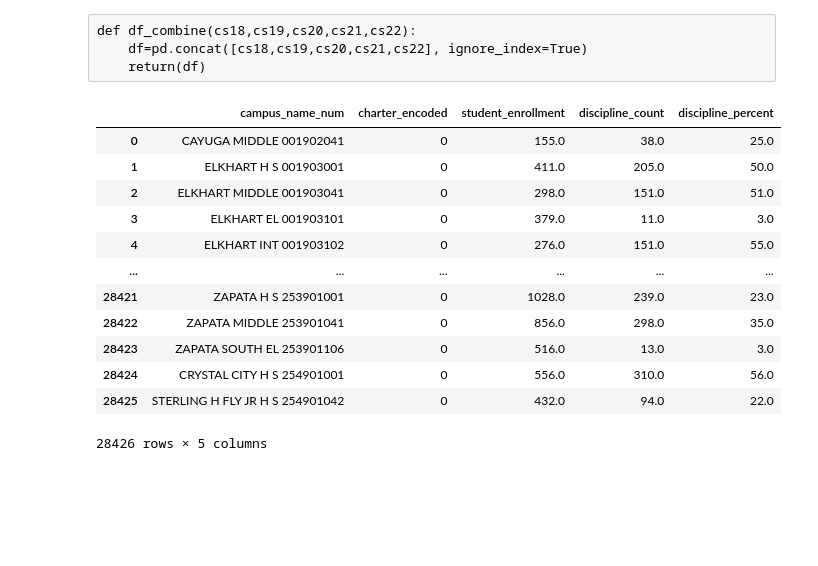
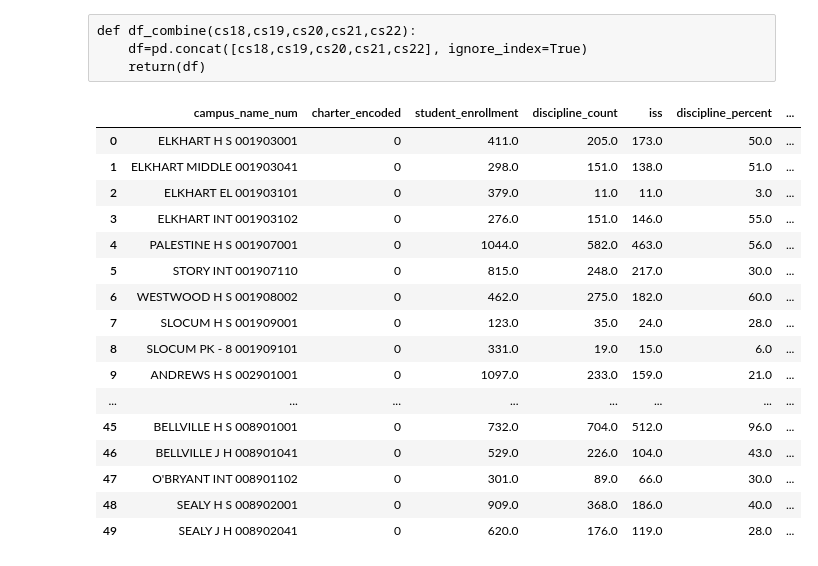
Before and after one commit to raedownen/ind_proj_1_classification, a Jupyter notebook: wrangle.ipynb, the cells around one changed output. Cells and saved outputs as stored; diff of their text form; code cells hidden in the pictures; blank space fills up the shorter version.

```diff
--- a/wrangle.ipynb
+++ b/wrangle.ipynb
@@ -106,21 +106,25 @@ def df_combine(cs18,cs19,cs20,cs21,cs22):
 # %%
 df=wc.df_combine(cs18,cs19,cs20,cs21,cs22)
 # %%
-df
+df.head(50)
 # %% [output]
-|  | campus_name_num | charter_encoded | student_enrollment | discipline_count | discipline_percent |
-| 0 | CAYUGA MIDDLE 001902041 | 0 | 155.0 | 38.0 | 25.0 |
-| 1 | ELKHART H S 001903001 | 0 | 411.0 | 205.0 | 50.0 |
-| 2 | ELKHART MIDDLE 001903041 | 0 | 298.0 | 151.0 | 51.0 |
-| 3 | ELKHART EL 001903101 | 0 | 379.0 | 11.0 | 3.0 |
-| 4 | ELKHART INT 001903102 | 0 | 276.0 | 151.0 | 55.0 |
-| ... | ... | ... | ... | ... | ... |
-| 28421 | ZAPATA H S 253901001 | 0 | 1028.0 | 239.0 | 23.0 |
-| 28422 | ZAPATA MIDDLE 253901041 | 0 | 856.0 | 298.0 | 35.0 |
-| 28423 | ZAPATA SOUTH EL 253901106 | 0 | 516.0 | 13.0 | 3.0 |
-| 28424 | CRYSTAL CITY H S 254901001 | 0 | 556.0 | 310.0 | 56.0 |
-| 28425 | STERLING H FLY JR H S 254901042 | 0 | 432.0 | 94.0 | 22.0 |
+|  | campus_name_num | charter_encoded | student_enrollment | discipline_count | iss | discipline_percent | ... |
+| 0 | ELKHART H S 001903001 | 0 | 411.0 | 205.0 | 173.0 | 50.0 | ... |
+| 1 | ELKHART MIDDLE 001903041 | 0 | 298.0 | 151.0 | 138.0 | 51.0 | ... |
+| 2 | ELKHART EL 001903101 | 0 | 379.0 | 11.0 | 11.0 | 3.0 | ... |
+| 3 | ELKHART INT 001903102 | 0 | 276.0 | 151.0 | 146.0 | 55.0 | ... |
+| 4 | PALESTINE H S 001907001 | 0 | 1044.0 | 582.0 | 463.0 | 56.0 | ... |
+| 5 | STORY INT 001907110 | 0 | 815.0 | 248.0 | 217.0 | 30.0 | ... |
+| 6 | WESTWOOD H S 001908002 | 0 | 462.0 | 275.0 | 182.0 | 60.0 | ... |
+| 7 | SLOCUM H S 001909001 | 0 | 123.0 | 35.0 | 24.0 | 28.0 | ... |
+| 8 | SLOCUM PK - 8 001909101 | 0 | 331.0 | 19.0 | 15.0 | 6.0 | ... |
+| 9 | ANDREWS H S 002901001 | 0 | 1097.0 | 233.0 | 159.0 | 21.0 | ... |
+| ... | ... | ... | ... | ... | ... | ... | ... |
+| 45 | BELLVILLE H S 008901001 | 0 | 732.0 | 704.0 | 512.0 | 96.0 | ... |
+| 46 | BELLVILLE J H 008901041 | 0 | 529.0 | 226.0 | 104.0 | 43.0 | ... |
+| 47 | O'BRYANT INT 008901102 | 0 | 301.0 | 89.0 | 66.0 | 30.0 | ... |
+| 48 | SEALY H S 008902001 | 0 | 909.0 | 368.0 | 186.0 | 40.0 | ... |
+| 49 | SEALY J H 008902041 | 0 | 620.0 | 176.0 | 119.0 | 28.0 | ... |
-28426 rows × 5 columns
 # %%
 train, validate, test= wc.split_campus_data(df)
 # %%
```
Also changed, not shown: parts of 18 cells of this notebook, 1 other file.
